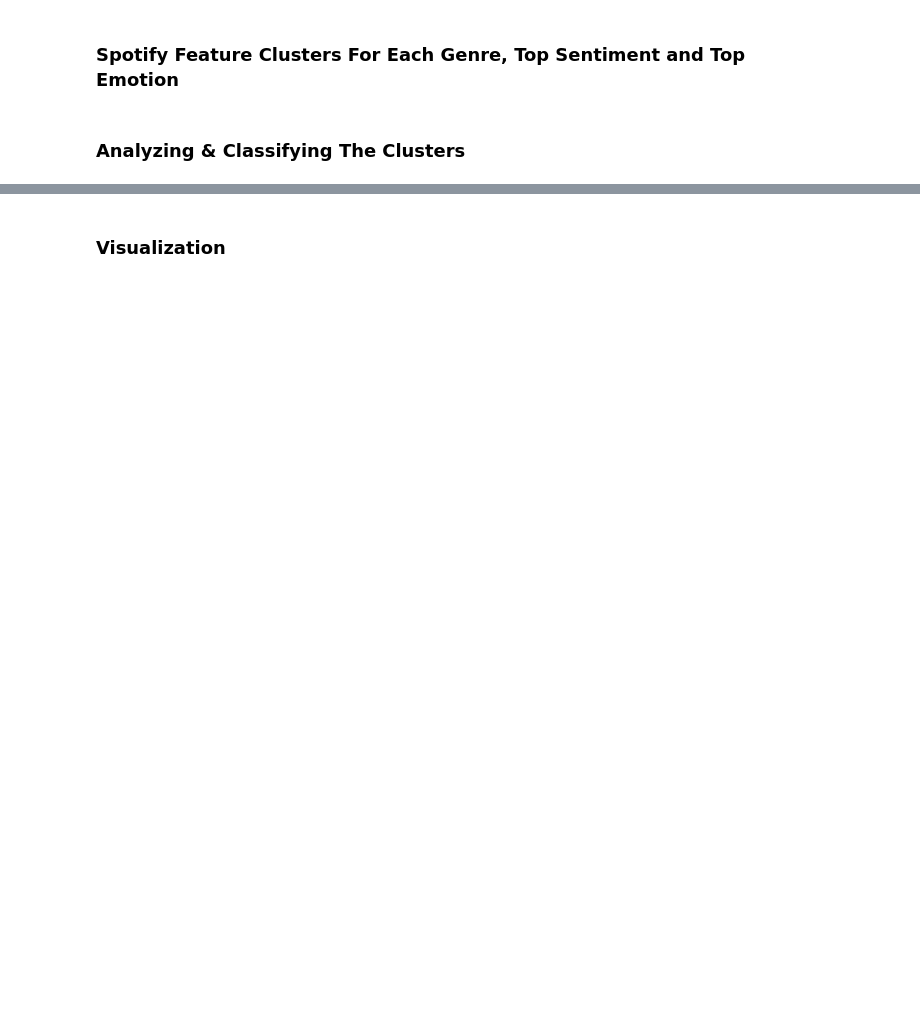
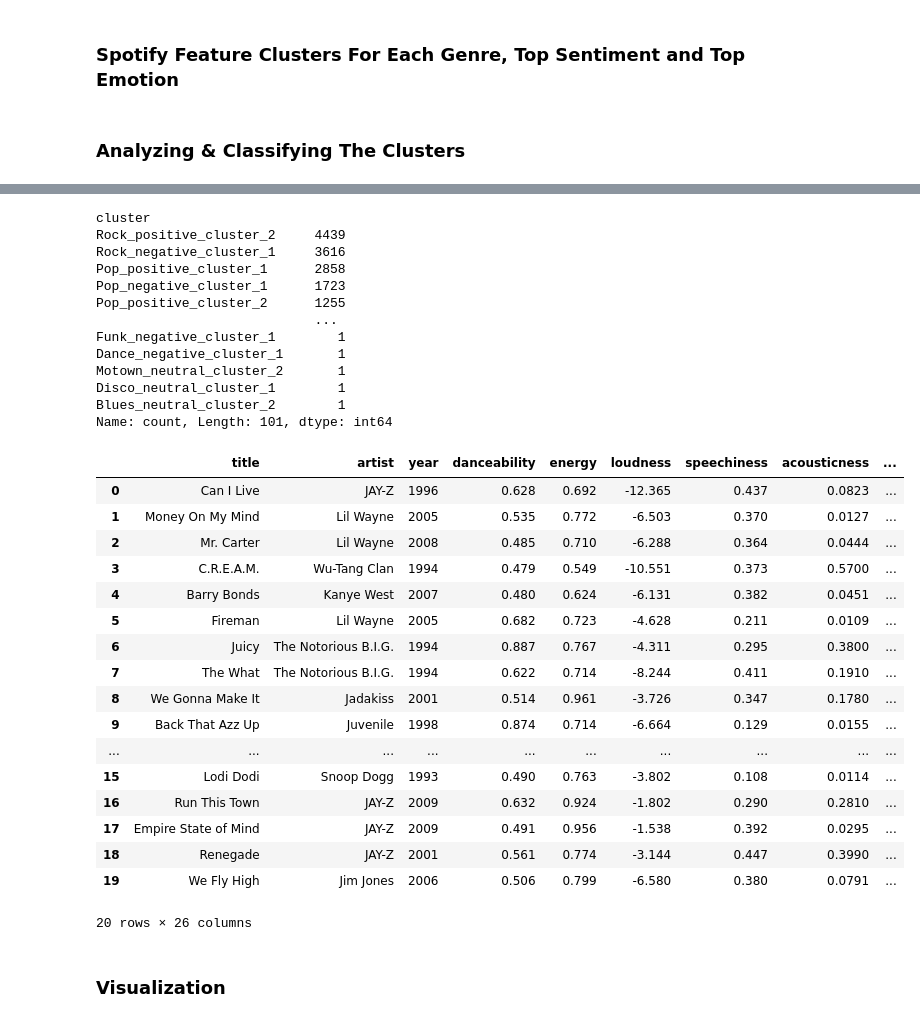
Before and after one commit to NataliaP14/music-genre-trends, a Jupyter notebook: notebooks/2_genre_clustering.ipynb, the cells around one changed output, grey strips where cells are left out. Drawn from its saved outputs; the diff is of its cells as text; code cells hidden in the pictures; blank space fills up the shorter version.

Commit message:
finished implementation of clustering

```diff
--- a/notebooks/2_genre_clustering.ipynb
+++ b/notebooks/2_genre_clustering.ipynb
@@ -242,31 +221,31 @@ from sklearn.cluster import KMeans
 from sklearn.preprocessing import StandardScaler
 
 
-genre_groups = features_lyrics.groupby('mapped_genres')
-sentiment_groups = features_lyrics.groupby('top_sentiment')
-emotion_groups = features_lyrics.groupby('top_emotion')
 
-spotify_features_list = ['danceability', 'energy', 'loudness', 'speechiness', 'acousticness', 'instrumentalness', 'liveness', 'valence', 'tempo']
+spotify_features_list = ['danceability', 'energy', 'loudness', 'speechiness', 'acousticness', 'instrumentalness', 'liveness', 'valence', 'tempo', 'anticipation', 'joy', 'surprise', 'trust', 'anger', 'disgust', 'fear', 'sadness']
+
+clusters = 2
+for genre, songs_in_genre, in features_lyrics.groupby('mapped_genres'): # for each genre
+
+    for sentiment, sentiment_songs_group in songs_in_genre.groupby('top_sentiment'): # for each sentiment group in each genre
+
+        samples = len(sentiment_songs_group)
+        if samples == 0: continue
+
+        k = min(clusters, samples)
+
+        spotify_features = sentiment_songs_group[spotify_features_list]
+
+        scaler = StandardScaler()
+        spotify_features_scaled = scaler.fit_transform(spotify_features)
+
+        kmeans = KMeans(n_clusters = k, random_state = 42)
+        label = kmeans.fit_predict(spotify_features_scaled)
 
 
-for genre, songs_in_genre, in genre_groups: # for each genre
+        cluster_names = [f"{genre}_{sentiment}_cluster_{i+1}" for i in label]
 
-    for sentiment, sentiment_songs_group in sentiment_groups: # for each sentiment group in each genre
-
-        for emotion, group in emotion_groups: # for each emotion group in each sentiment group in each genre
-
-            spotify_features = group[spotify_features_list]
-
-            scaler = StandardScaler()
-            spotify_features_scaled = scaler.fit_transform(spotify_features)
-
-            kmeans = KMeans(n_clusters = 3, random_state = 42)
-            label = kmeans.fit_predict(spotify_features_scaled)
-
-
-            cluster_names = [f"{genre}_{sentiment}_{emotion}_cluster_{i+1}" for i in label]
-
-            features_lyrics.loc[group.index, 'cluster'] = cluster_names
+        features_lyrics.loc[sentiment_songs_group.index, 'cluster'] = cluster_names
 # %% [markdown]
 ### Analyzing & Classifying The Clusters
 # %%
@@ -278,3 +294,38 @@ print(cluster_avgs)
+# %%
+print(features_lyrics['cluster'].value_counts())
+features_lyrics.head(20)
+# %% [output]
+cluster
+Rock_positive_cluster_2     4439
+Rock_negative_cluster_1     3616
+Pop_positive_cluster_1      2858
+Pop_negative_cluster_1      1723
+Pop_positive_cluster_2      1255
+                            ...
+Funk_negative_cluster_1        1
+Dance_negative_cluster_1       1
+Motown_neutral_cluster_2       1
+Disco_neutral_cluster_1        1
+Blues_neutral_cluster_2        1
+Name: count, Length: 101, dtype: int64
+|  | title | artist | year | danceability | energy | loudness | speechiness | acousticness | ... |
+| 0 | Can I Live | JAY-Z | 1996 | 0.628 | 0.692 | -12.365 | 0.437 | 0.0823 | ... |
+| 1 | Money On My Mind | Lil Wayne | 2005 | 0.535 | 0.772 | -6.503 | 0.370 | 0.0127 | ... |
+| 2 | Mr. Carter | Lil Wayne | 2008 | 0.485 | 0.710 | -6.288 | 0.364 | 0.0444 | ... |
+| 3 | C.R.E.A.M. | Wu-Tang Clan | 1994 | 0.479 | 0.549 | -10.551 | 0.373 | 0.5700 | ... |
+| 4 | Barry Bonds | Kanye West | 2007 | 0.480 | 0.624 | -6.131 | 0.382 | 0.0451 | ... |
+| 5 | Fireman | Lil Wayne | 2005 | 0.682 | 0.723 | -4.628 | 0.211 | 0.0109 | ... |
+| 6 | Juicy | The Notorious B.I.G. | 1994 | 0.887 | 0.767 | -4.311 | 0.295 | 0.3800 | ... |
+| 7 | The What | The Notorious B.I.G. | 1994 | 0.622 | 0.714 | -8.244 | 0.411 | 0.1910 | ... |
+| 8 | We Gonna Make It | Jadakiss | 2001 | 0.514 | 0.961 | -3.726 | 0.347 | 0.1780 | ... |
+| 9 | Back That Azz Up | Juvenile | 1998 | 0.874 | 0.714 | -6.664 | 0.129 | 0.0155 | ... |
+| ... | ... | ... | ... | ... | ... | ... | ... | ... | ... |
+| 15 | Lodi Dodi | Snoop Dogg | 1993 | 0.490 | 0.763 | -3.802 | 0.108 | 0.0114 | ... |
+| 16 | Run This Town | JAY-Z | 2009 | 0.632 | 0.924 | -1.802 | 0.290 | 0.2810 | ... |
+| 17 | Empire State of Mind | JAY-Z | 2009 | 0.491 | 0.956 | -1.538 | 0.392 | 0.0295 | ... |
+| 18 | Renegade | JAY-Z | 2001 | 0.561 | 0.774 | -3.144 | 0.447 | 0.3990 | ... |
+| 19 | We Fly High | Jim Jones | 2006 | 0.506 | 0.799 | -6.580 | 0.380 | 0.0791 | ... |
+20 rows × 26 columns
 # %% [markdown]
 ### Visualization
 # %%
```
Also changed, not shown: parts of 12 cells of this notebook.
